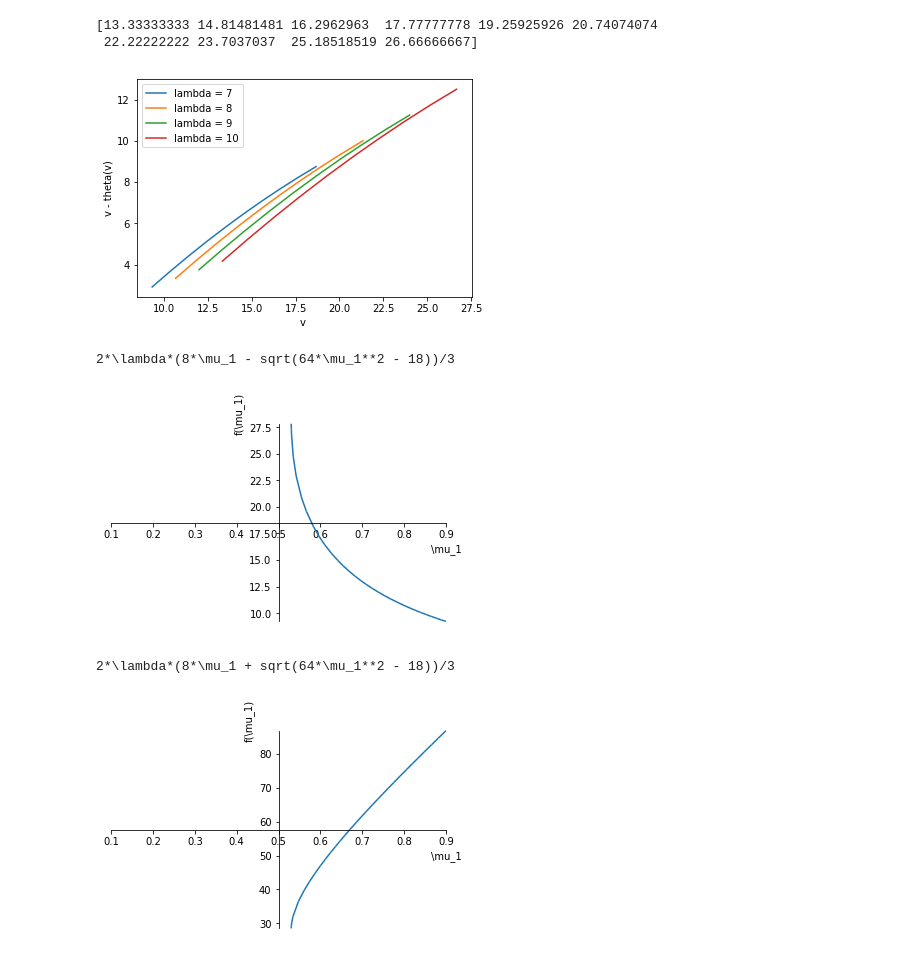
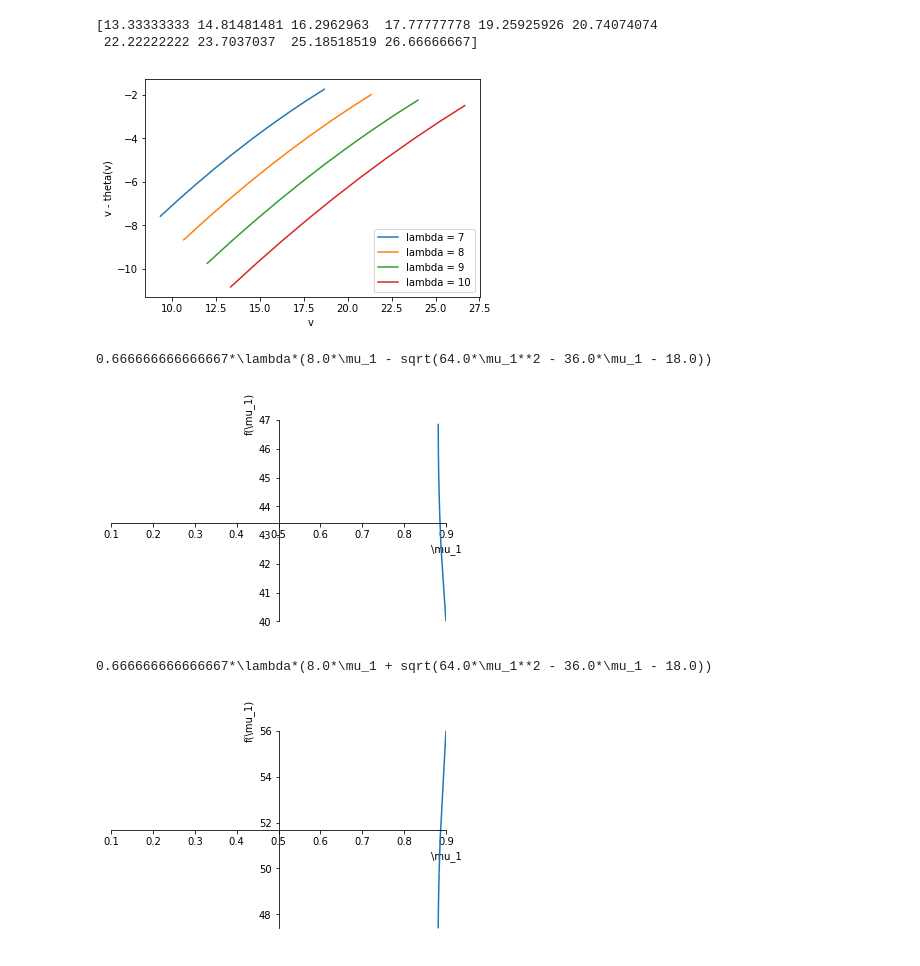
Before and after one commit to ericschulman/health_bargains, a Jupyter notebook: sweet_spot.ipynb, the cells around one changed output. Cells and saved outputs as stored; diff of their text form; code cells hidden in the pictures.

```diff
--- a/sweet_spot.ipynb
+++ b/sweet_spot.ipynb
@@ -4,21 +4,21 @@ import numpy as np
 # %%
 MU = 1
 
 for cost in range(7,11):
     theta = lambda v: (.75*cost + 3*v**2/(32*cost))/MU
     v = np.linspace(4*cost/3,8*cost/3,10)
-    plt.plot(v, v - theta(v),label='lambda = %s'%(cost))
+    plt.plot(v, v - theta(v) - 1.5*cost,label='lambda = %s'%(cost))
 
 print(v)
 
 plt.legend()
 plt.xlabel('v ')
 plt.ylabel('v - theta(v)')
 plt.savefig('sweet.png')
 # %% [output]
 [13.33333333 14.81481481 16.2962963  17.77777778 19.25925926 20.74074074
  22.22222222 23.7037037  25.18518519 26.66666667]
-[figure, old version]
+[figure, new version]
 # %%
 from sympy import *
 # %%
@@ -28,12 +28,12 @@ v = Symbol('v')
 theta = (3*cost/4 + 3*v**2/(32*cost))/mu
 v_min, v_max = 4*cost/3,8*cost/3
 
-for sol in solve(v-theta,v):
+for sol in solve(v-theta-1.5*cost,v):
     print(simplify(sol))
     sol = sol.subs({v:25,cost:10})
     plot(sol, (mu,.1,.9))
 # %% [output]
-2*\lambda*(8*\mu_1 - sqrt(64*\mu_1**2 - 18))/3
+0.666666666666667*\lambda*(8.0*\mu_1 - sqrt(64.0*\mu_1**2 - 36.0*\mu_1 - 18.0))
-[figure, old version]
+[figure, new version]
-2*\lambda*(8*\mu_1 + sqrt(64*\mu_1**2 - 18))/3
+0.666666666666667*\lambda*(8.0*\mu_1 + sqrt(64.0*\mu_1**2 - 36.0*\mu_1 - 18.0))
-[figure, old version]
+[figure, new version]
```
Also changed, not shown: 2 other files.
